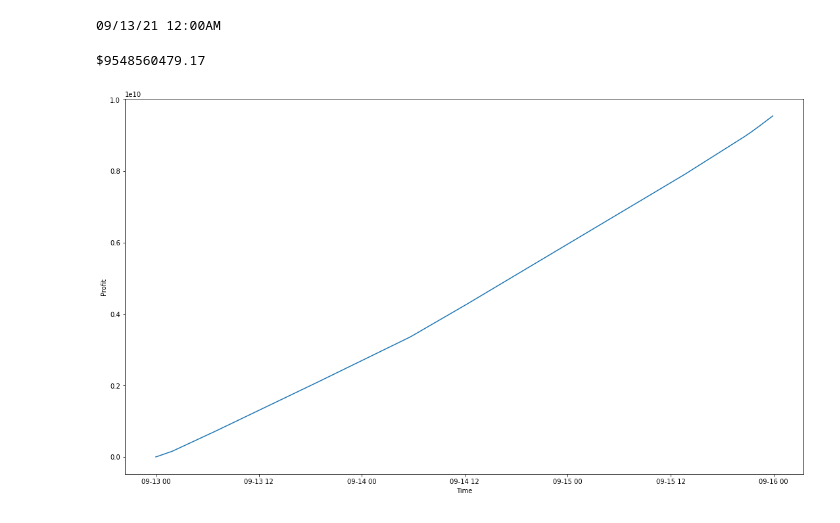
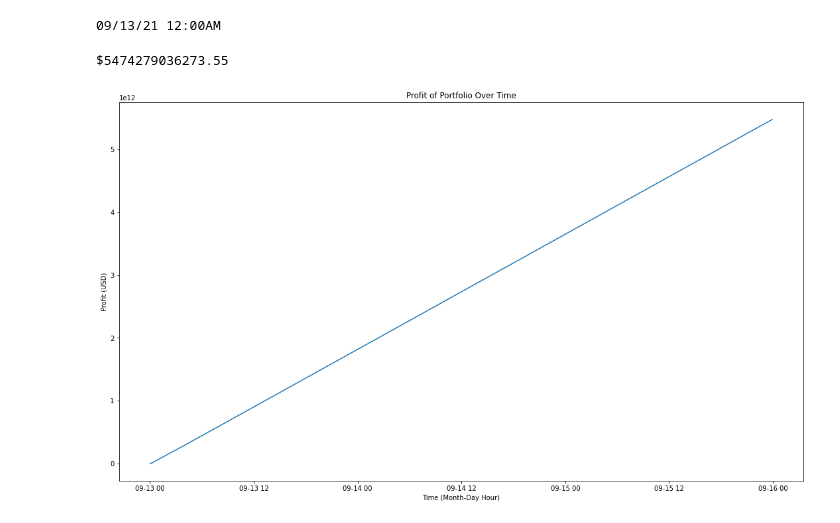
Before and after one commit to thomaswsu/Financial_Trading_Data_Assignement, a Jupyter notebook: data_assignment.ipynb, the cells around one changed output. Cells and saved outputs as stored; diff of their text form; code cells hidden in the pictures.

```diff
--- a/data_assignment.ipynb
+++ b/data_assignment.ipynb
@@ -123,32 +123,26 @@ def buy_or_sell(order_name):
 # orders = ["BTC/USD Bid", "BTC/USD Ask", "BTC/EUR Bid", "BTC/EUR Ask", "ETH/BTC Bid", "ETH/BTC Ask", "EUR/USD Bid", "EUR/USD Ask", "ETH/USD Bid", "ETH/USD Ask", "ETH/EUR Bid", "ETH/EUR Ask"]
 
 # Bid
-# We get buy the numerator
+# We get the denomiator
 # Ex BTC/USD Bid * BTC/USD Bid Size = $48,064.80 * 9.4296 in BTC to be sold
 
 # Ask
-# This is where we buy the denominator
+# We get the numerator
 # BTC/USD Ask * BTC/USD Ask Size = $48,269.41 * 18.2923 in BTC to be bought
 # trading 3 and four currencies
-trade_set = [["BTC/USD Bid", "BTC/EUR Ask", "ETH/EUR Bid", "ETH/USD Ask"],
-["ETH/USD Bid", "ETH/EUR Ask", "BTC/EUR Bid", "BTC/USD Ask"],
-["EUR/USD Bid", "ETH/EUR Bid", "ETH/BTC Ask", "BTC/USD Ask"],
-["BTC/USD Bid", "ETH/BTC Bid", "ETH/EUR Ask", "EUR/USD Ask"],
-["ETH/USD Bid", "ETH/BTC Ask", "BTC/EUR Ask", "EUR/USD Ask"],
-["EUR/USD Bid", "BTC/EUR Bid", "ETH/BTC Bid", "ETH/USD Ask"],
-["EUR/USD Bid", "BTC/EUR Bid", "BTC/USD Ask"],
-["EUR/USD Bid", "BTC/EUR Ask", "ETH/USD Ask"],
-["BTC/USD Bid", "BTC/EUR Ask", "EUR/USD Ask"],
-["BTC/USD Bid", "BTC/EUR Ask", "EUR/USD Ask"],
-["ETH/USD Bid", "ETH/EUR Ask", "ETH/USD Ask"],
-["ETH/USD Bid", "ETH/BTC Ask", "ETH/USD Ask"]]
-# Just trading three currencies. Comment out below list to trade 3 and 4 cycles.
-# trade_set = [["EUR/USD Ask", "BTC/EUR Ask", "BTC/USD Bid"],
-# ["EUR/USD Ask", "BTC/EUR Ask", "ETH/USD Bid"],
-# ["BTC/USD Ask", "BTC/EUR Bid", "EUR/USD Bid"],
-# ["BTC/USD Ask", "BTC/EUR Bid", "EUR/USD Bid"],
-# ["ETH/USD Ask", "ETH/EUR Ask", "ETH/USD Bid"],
-# ["ETH/USD Ask", "ETH/BTC Bid", "ETH/USD Bid"]]
+trade_set = [["BTC/USD Ask", "BTC/EUR Bid", "ETH/EUR Ask", "ETH/USD Bid"],
+["ETH/USD Ask", "ETH/EUR Bid", "BTC/EUR Ask", "BTC/USD Bid"],
+["EUR/USD Ask", "ETH/EUR Bid", "ETH/BTC Bid", "BTC/USD Bid"],
+["BTC/USD Ask", "ETH/BTC Ask", "ETH/EUR Bid", "EUR/USD Bid"],
+["ETH/USD Ask", "ETH/BTC Bid", "BTC/EUR Bid", "EUR/USD Bid"],
+["EUR/USD Ask", "BTC/EUR Ask", "ETH/BTC Ask", "ETH/USD Bid"],
+["EUR/USD Ask", "BTC/EUR Ask", "BTC/USD Bid"],
+["EUR/USD Ask", "BTC/EUR Bid", "ETH/USD Bid"],
+["BTC/USD Ask", "BTC/EUR Bid", "EUR/USD Bid"],
+["BTC/USD Ask", "BTC/EUR Bid", "EUR/USD Bid"],
+["ETH/USD Ask", "ETH/EUR Bid", "ETH/USD Bid"],
+["ETH/USD Ask", "ETH/BTC Bid", "ETH/USD Bid"]]
+
 portfolio_values = []
 
 def new_method():
@@ -224,7 +218,7 @@ f = open("output.txt", 'w')
 f.write(out)
 f.close()
 # %% [output]
-$9548560479.17
+$5474279036273.55
 # %%
 # Inventory: USD, EUR, BTC, ETH
 # GREEDY
@@ -293,17 +287,18 @@ print(portfolio_value(end_prices, ans))
 # %%
 import matplotlib.pyplot as plt
 x = times
 
 plt.plot(x, y)
 # plt.yscale('log')
-plt.xlabel("Time")
-plt.ylabel("Profit")
+plt.xlabel("Time (Month-Day Hour)")
+plt.ylabel("Profit (USD)")
+plt.title("Profit of Portfolio Over Time")
 fig = plt.gcf()
 fig.set_size_inches(18.5, 10.5)
 fig.savefig("fig.png", dpi = 500)
 plt.show()
 # %% [output]
-[figure, old version]
+[figure, new version]
 # %%
 # '''
 # INVENTORY INDEX:
```
Also changed, not shown: 2 other files.
